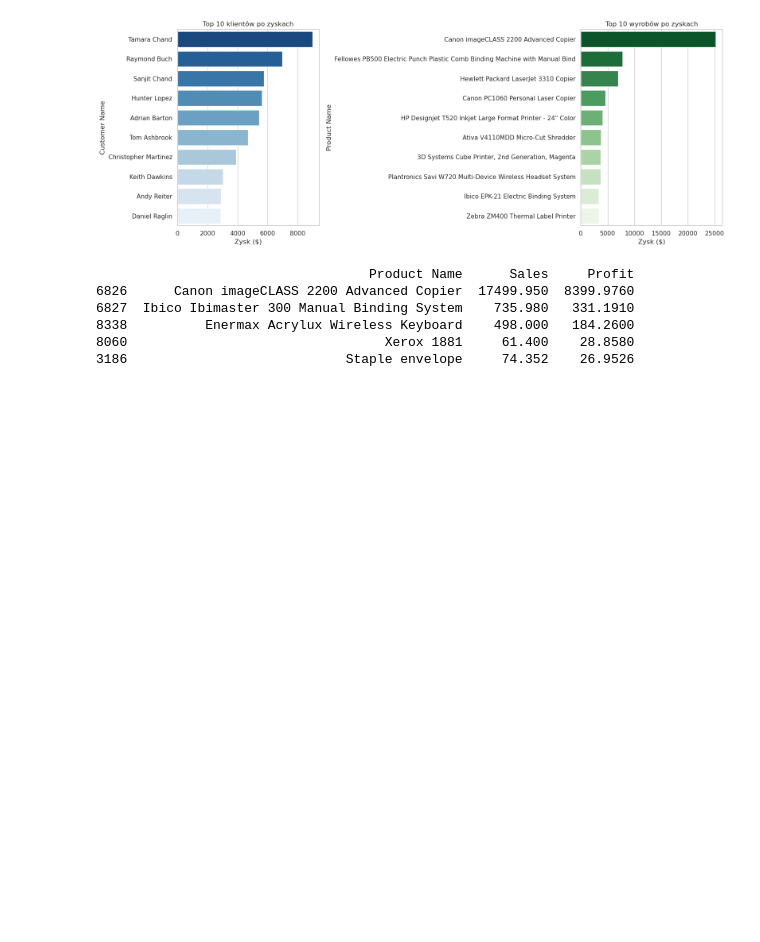
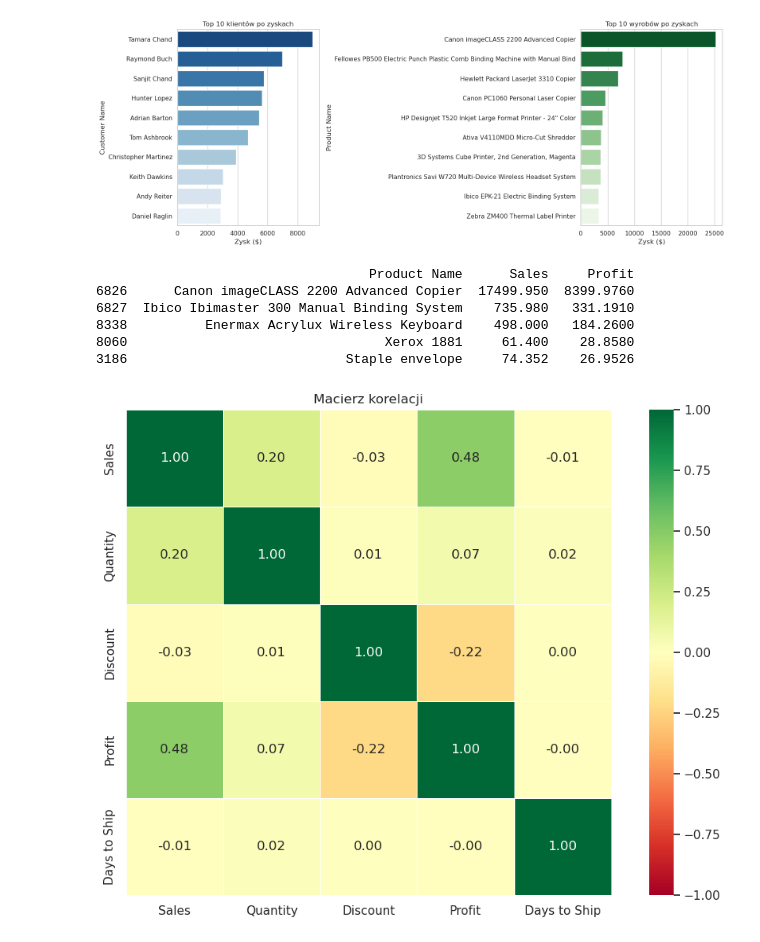
Before and after one commit to sverill/superstore-analysis, a Jupyter notebook: superstore_analysis.ipynb, the cells around one changed output. Drawn from its saved outputs; the diff is of its cells as text; code cells hidden in the pictures; blank space fills up the shorter version.

Commit message:
EDA: correlation matrix analysis

```diff
--- a/superstore_analysis.ipynb
+++ b/superstore_analysis.ipynb
@@ -336,3 +336,15 @@ print(tamara[['Product Name', 'Sales', 'Profit']].sort_values('Profit', ascendin
 8338          Enermax Acrylux Wireless Keyboard    498.000   184.2600
 8060                                 Xerox 1881     61.400    28.8580
 3186                            Staple envelope     74.352    26.9526
+# %%
+#Macierz korelacji
+numeric_cols = ['Sales', 'Quantity', 'Discount', 'Profit', 'Days to Ship']
+corr_matrix = df[numeric_cols].corr()
+
+plt.figure(figsize=(10, 7))
+sns.heatmap(corr_matrix, annot=True, fmt='.2f', cmap='RdYlGn', vmin=-1, vmax=1, square=True, linewidths=0.5)
+plt.title('Macierz korelacji')
+plt.tight_layout()
+plt.show()
+# %% [output]
+[figure, added]
```
